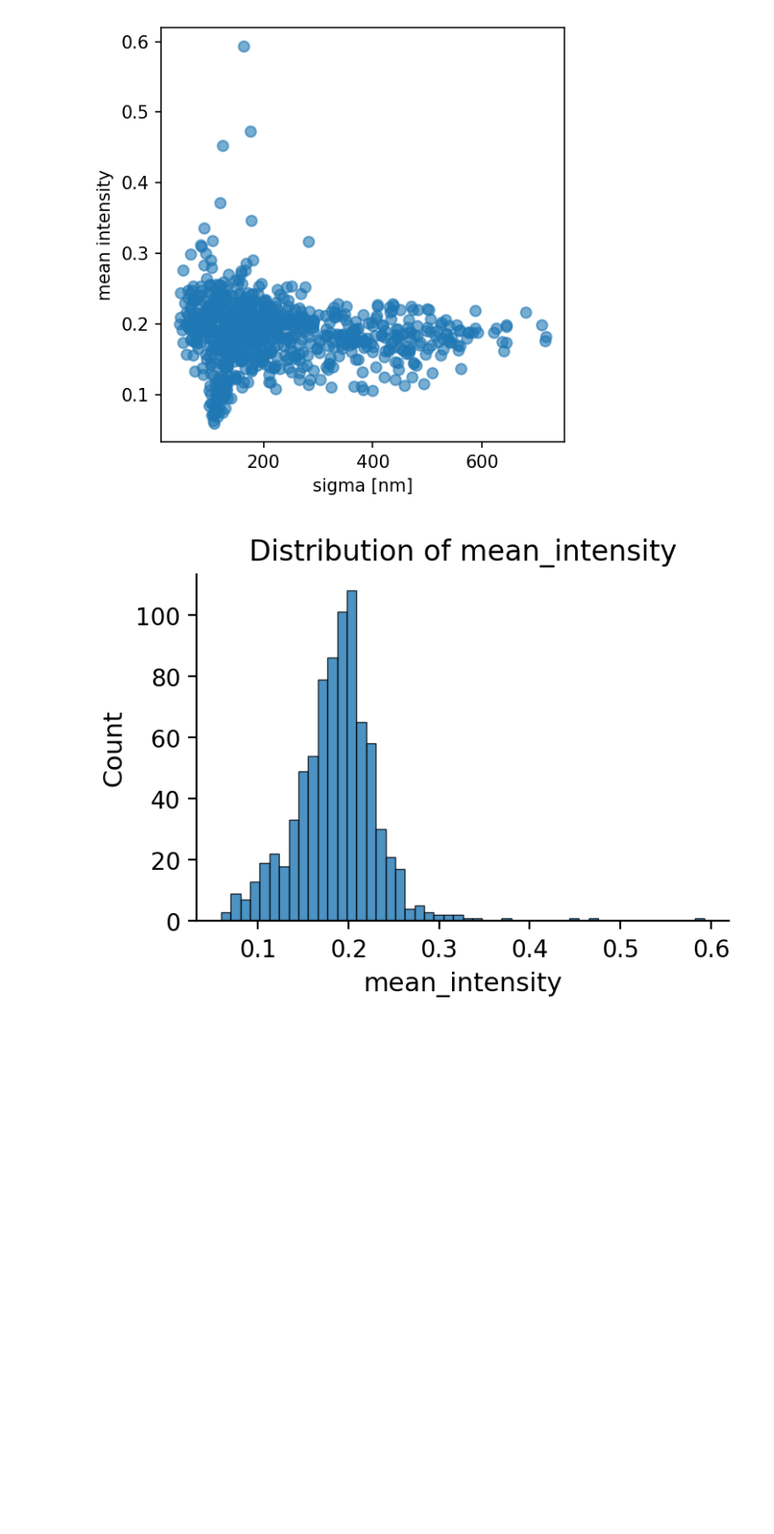
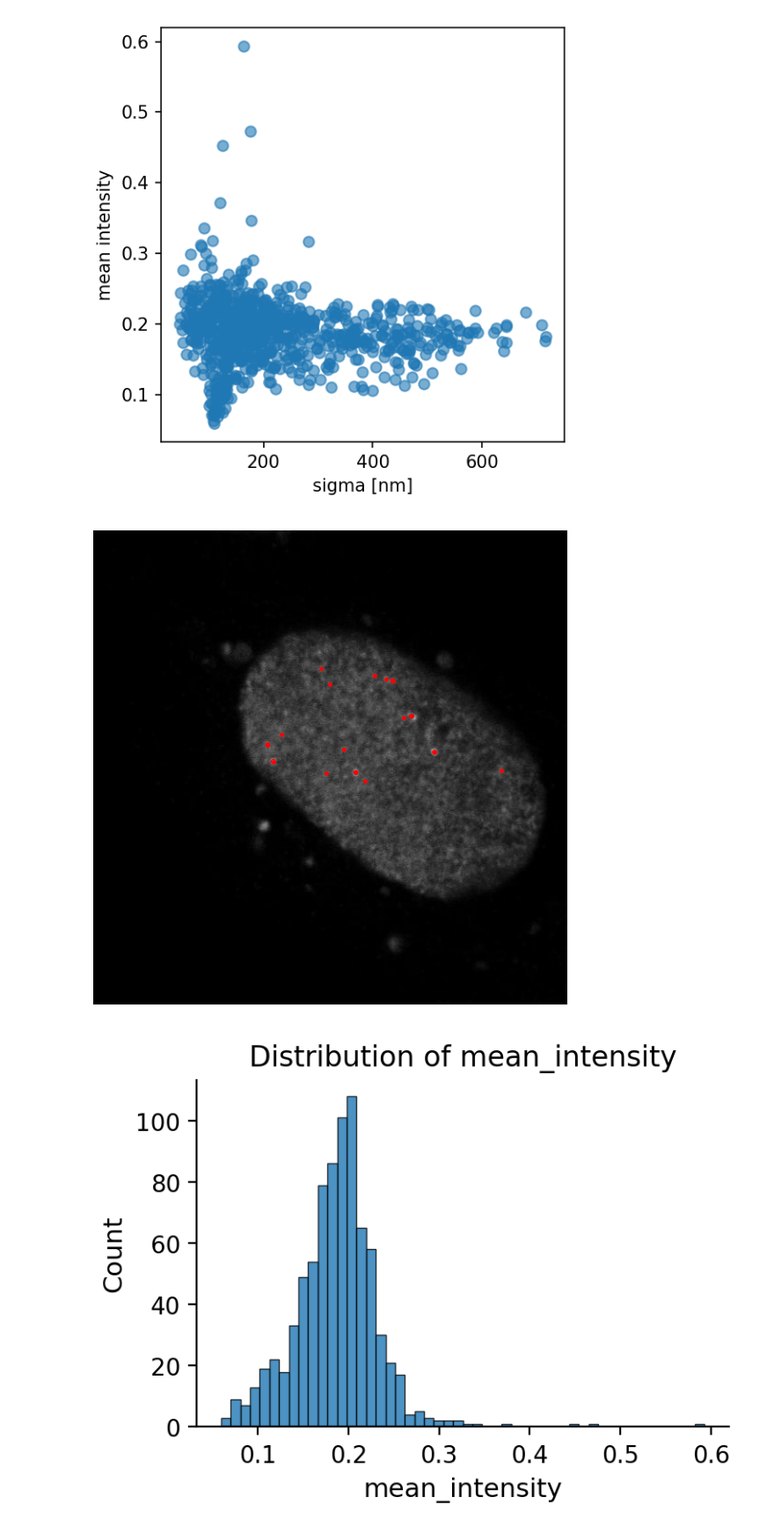
Before and after one commit to Lopatushka/LLPS, a Jupyter notebook: Kmean.ipynb, the cells around one changed output. Shown at 88% size. Saved outputs shown, nothing was run; the diff lists cells and outputs as text; code cells hidden in the pictures; blank space fills up the shorter version.

```diff
--- a/Kmean.ipynb
+++ b/Kmean.ipynb
@@ -153,6 +153,22 @@ def plot_histogram(df, column, bins=50, xlabel=None, title=None,
 scatter_plot(df, "sigma [nm]", "mean_intensity")
 # %% [output]
 [figure]
+# %%
+df_filtered = df[(df["sigma [nm]"] < 200) & (df["mean_intensity"] > 0.28)]
+# %%
+fig, ax = plt.subplots(figsize=(7, 7))
+ax.imshow(gray, cmap="gray")
+
+for x_px, y_px, r_px in zip(df_filtered["x_px"], df_filtered["y_px"], df_filtered["sigma_px"]):
+    # circle outline
+    ax.add_patch(Circle((x_px, y_px), r_px, fill=False, edgecolor="red", linewidth=1))
+    # center dot
+    ax.scatter(x_px, y_px, c="red", s=6)
+
+ax.axis("off")
+plt.show()
+# %% [output]
+[figure, added]
 # %%
 plot_histogram(df, column="mean_intensity")
 # %% [output]
```
Also changed, not shown: parts of 5 cells of this notebook.
